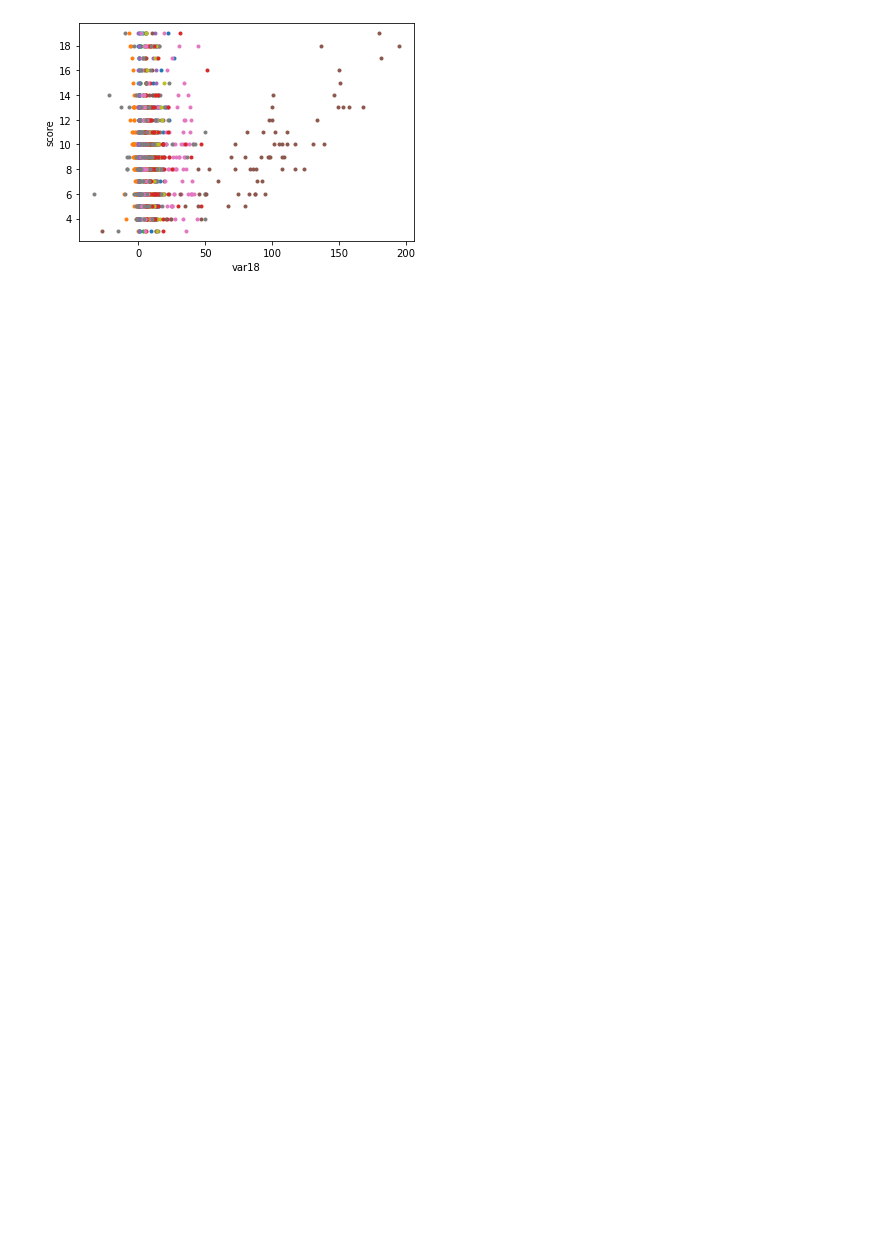
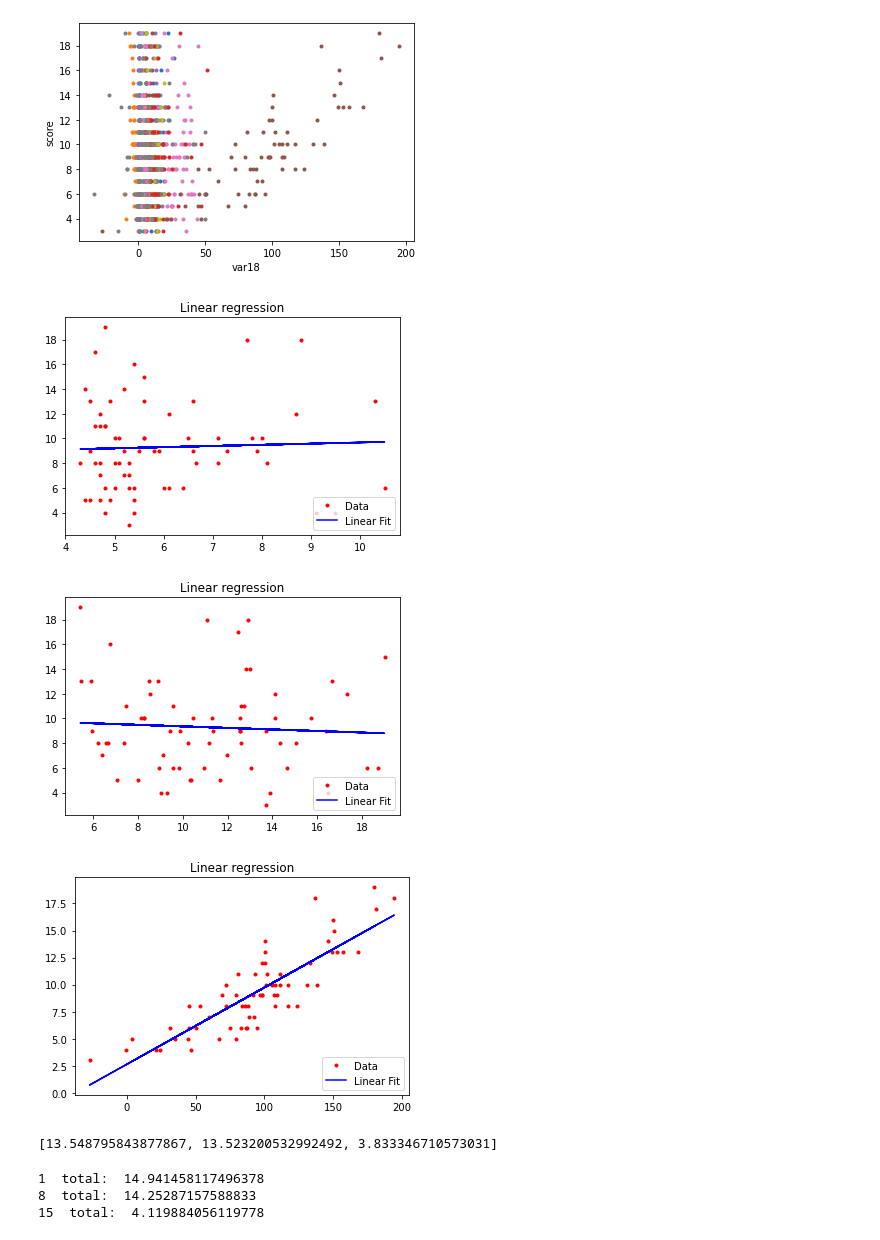
Before and after one commit to abfariah/BE_AML_Linear, a Jupyter notebook: ROBINET_STRANG.ipynb, the cells around one changed output. Drawn from its saved outputs; the diff is of its cells as text; code cells hidden in the pictures; blank space fills up the shorter version.

```diff
--- a/ROBINET_STRANG.ipynb
+++ b/ROBINET_STRANG.ipynb
@@ -44,12 +51,65 @@ for Col in range(len(listColNames)):
 # %%
 #QUESTION 1.2 :   On se demande si il est possible de predire le niveau de 'score' à partir d'une
 #               seule des variables 'var02', 'var09' ou 'var16'.
 
 #QUESTION 1.2.1 : Effectuez une regression lineaire simple entre 'score' et chacune de ces
 #               variables.  Toutes les donnees seront utilisees pour l'apprentissage. Evaluez alors la
 #               qualité des predictions, sur toutes les donnees, l'aide de la moyenne de l'erreur de
 #               prediction sur toutes les donnees, l'aide de la moyenne de l'erreur de prediction au
 #               carre (MSE). Quel est le risque potentiel en utilisant cette stratégie de validation
 #               de l'apprentissage ?
 
-from sklearn import
+from sklearn.linear_model import LinearRegression
+L= [1,8,15]
+MSE = []
+for x in L:
+    X2= X[:,x,np.newaxis]
+    lr = LinearRegression()
+
+    lr.fit(X2,Y)
+
+    fig = plt.figure()
+    plt.plot(X2, Y, 'r.')
+    Y_pred = lr.predict(X2)
+    erreur = Y_pred - Y
+    mse = np.mean(erreur*erreur)
+    MSE += [mse]
+    plt.plot(X2, Y_pred, 'b-')
+    plt.legend(('Data', 'Linear Fit'), loc='lower right')
+    plt.title('Linear regression')
+    plt.show()
+
+print (MSE)
+# %% [output]
+[figure, added]
+[figure, added]
+[figure, added]
+[13.548795843877867, 13.523200532992492, 3.833346710573031]
+# %%
+#QUESTION 1.2.2 : Evaluez a quel point les predictions sont stables a l'aide d'une methode de validation croisee
+#               de type 5-folds.
+
+
+from sklearn.model_selection import KFold
+from sklearn.metrics import mean_squared_error
+
+kf = KFold(n_splits=5)
+for l in L:
+  sum_mse_scores=0.
+  for train, test in kf.split(X):
+        X_train=X[train,l, np.newaxis]
+        y_train=Y[train]
+        X_test=X[test,l,np.newaxis]
+        y_test=Y[test]
+
+        lr = LinearRegression()
+        lr.fit(X_train, y_train)
+
+        y_pred = lr.predict(X_test)
+        mse_score = mean_squared_error(y_test, y_pred)
+        sum_mse_scores+=mse_score
+  print(l," total: ",sum_mse_scores/5)
+# %% [output]
+1  total:  14.941458117496378
+8  total:  14.25287157588833
+15  total:  4.119884056119778
```
Also changed, not shown: parts of 12 cells of this notebook.
